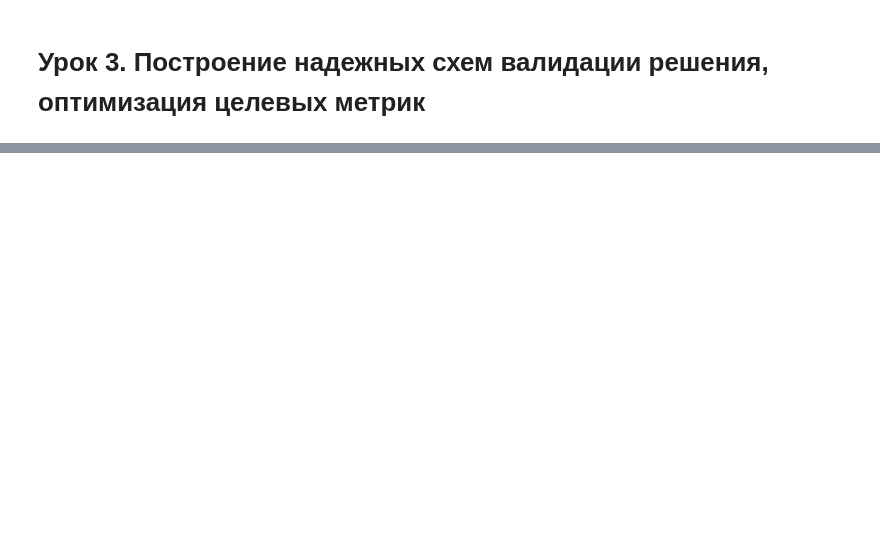
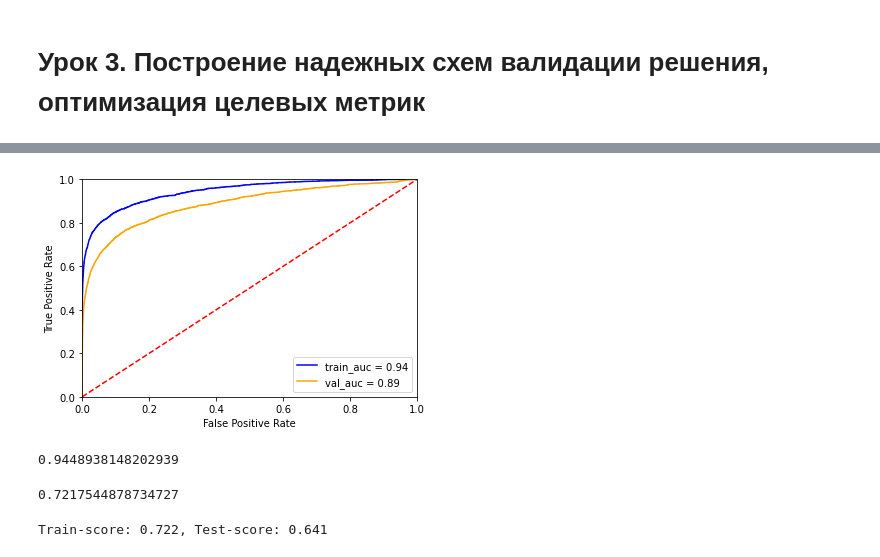
Before and after one commit to evelisko/GB_SDA_Kaggle, a Jupyter notebook: Lesson 3/HW_kaggle_Lesson_3.ipynb, the cells around one changed output, grey strips where cells are left out. Drawn from its saved outputs; the diff is of its cells as text; code cells hidden in the pictures; blank space fills up the shorter version.

```diff
--- a/Lesson 3/HW_kaggle_Lesson_3.ipynb
+++ b/Lesson 3/HW_kaggle_Lesson_3.ipynb
@@ -36,0 +209,13 @@
+# %%
+model = lgb.LGBMClassifier(**params)
+
+model.fit(
+    X=x_train,
+    y=y_train,
+    eval_set=[(x_train, y_train), (x_test, y_test)],
+    early_stopping_rounds=25,
+    categorical_feature=categorical,
+    # num_boost_round=10000,
+    eval_metric="auc",
+    verbose=20
+)
@@ -36,0 +252,33 @@
+# %%
+def draw_roc_auc(model, dtrain, dvalid, y_train, y_valid):
+    #  тест
+    try:
+        y_pred_train = model.predict_proba(dtrain)[:,1]
+    except:
+        y_pred_train = model.predict(dtrain)
+    roc_auc_train=roc_auc_score(y_train, y_pred_train)
+    # print(roc_auc_train)
+    fpr_train, tpr_train, _ = metrics.roc_curve(y_train, y_pred_train)
+
+    try:
+        y_pred_val = model.predict_proba(dvalid)[:,1]
+    except:
+        y_pred_val = model.predict(dvalid)
+    roc_auc_val=roc_auc_score(y_valid, y_pred_val)
+    # print(roc_auc_val)
+    fpr_val, tpr_val, _ = metrics.roc_curve(y_valid, y_pred_val)
+
+    plt.plot(fpr_train, tpr_train, 'b',color="blue", label = 'train_auc = %0.2f' % roc_auc_train)
+    plt.plot(fpr_val, tpr_val, 'b', color="orange", label = 'val_auc = %0.2f' % roc_auc_val)
+
+    plt.legend(loc = 'lower right')
+    plt.plot([0, 1], [0, 1],'r--')
+    plt.xlim([0, 1])
+    plt.ylim([0, 1])
+    plt.ylabel('True Positive Rate')
+    plt.xlabel('False Positive Rate')
+    plt.show()
+# %%
+draw_roc_auc(model, x_train, x_test, y_train, y_test )
+# %% [output]
+[figure, added]
@@ -36,0 +287,4 @@
+# %%
+roc_auc_score(y_train, y_pred_train)
+# %% [output]
+0.9448938148202939
@@ -36,0 +293,11 @@
+# %%
+roc_auc_score(y_train, y_pred_train)
+# %% [output]
+0.7217544878734727
+# %%
+train_score =  roc_auc_score(y_train, model.predict(x_train))
+test_score = roc_auc_score(y_test, model.predict(x_test))
+
+print(f"Train-score: {round(train_score, 3)}, Test-score: {round(test_score, 3)}")
+# %% [output]
+Train-score: 0.722, Test-score: 0.641
```
Also changed, not shown: parts of 50 cells of this notebook.
